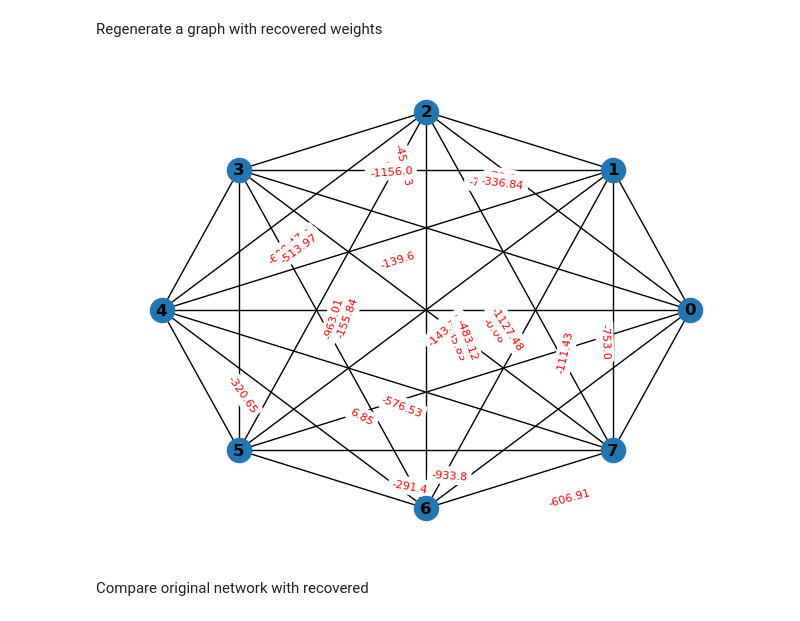
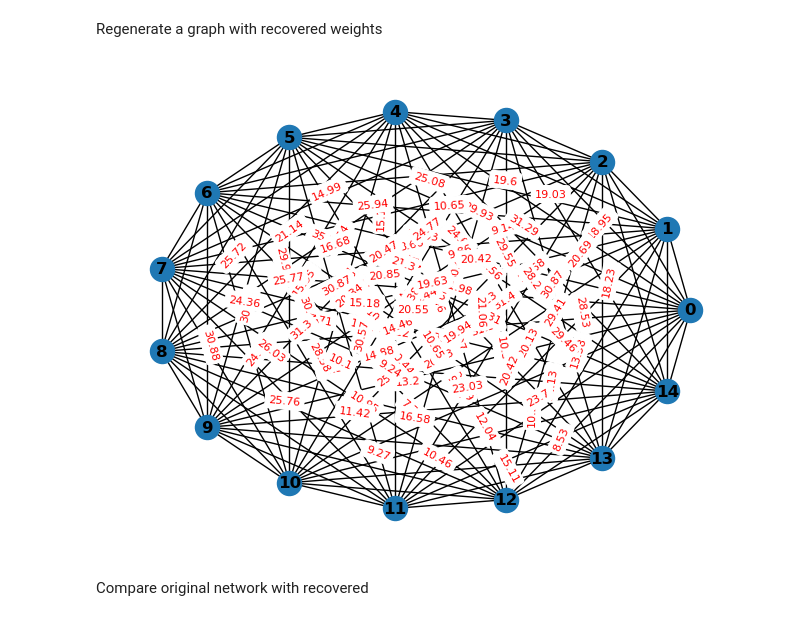
Before and after one commit to guoda23/Urban_Mental_Health, a Jupyter notebook: homophily.ipynb, the cells around one changed output. Cells and saved outputs as stored; diff of their text form; code cells hidden in the pictures.

Commit message:
rescaled the variables so they contribute equally. Also adjusted the translation to hours accordingly

```diff
--- a/homophily.ipynb
+++ b/homophily.ipynb
@@ -34,7 +59,7 @@ MAX_HOURS = 39
 Set-up
 # %%
 seed = 123
-n = 8 #support group size
+n = 15 #support group size
 data = pd.read_csv('synthetic_correlated_data.csv')
 support_group_data = data.sample(n=n, random_state=seed).reset_index(drop=True)
 print(support_group_data)
@@ -66,37 +91,41 @@ for i, row in support_group_data.iterrows():
 # %% [markdown]
 Define the homophily function
 # %%
-def homophily_function(node1, node2, G, weights, max_hours):
+def homophily_function(node1, node2, G, weights): #TODO: incorporate euclidean distance?
     '''Homophily function for edge prediction
     The output should be the number of hours the two people in the edge spend together'''
 
-    distance = 0
+    normalized_total_distance = 0
+    max_normalized_total_distance = sum(weights.values())
 
     for attribute, weight in weights.items():
         value1 = G.nodes[node1].get(attribute)
         value2 = G.nodes[node2].get(attribute)
+        max_attribute_distance = MAX_DISTANCES[attribute]
 
         #handle continuous variables
         if isinstance(value1, (int, float)) and isinstance(value2, (int, float)): #TODO: add handling o NA values
-            distance += weight * abs(value1 - value2) #TODO:square here is euclidean distance
+            absolute_distance = abs(value1 - value2)
+            normalized_distance = absolute_distance / max_attribute_distance
+            weighted_normalized_distance = normalized_distance * weight
+            normalized_total_distance += weighted_normalized_distance
 
         #handle categorical variables
         elif isinstance(value1, str) and isinstance(value2, str):
-            if value1 != value2:
-                distance += weight
-
-    #TODO:sqrt distance here if euclidean
+            normalized_distance = 1 if value1 != value2 else 0
+            normalized_total_distance += weight * normalized_distance
 
     #Convert distance to hours
     #TODO: use a nonmonotonic function here according to Bruggeman
-    hours = max_hours - distance # when nodes are identical, they spend max hours
-    hours = round(hours, 2) # hours = round(max(0, hours), 2)
+    # Rescale distance to hours
+    hours = MAX_HOURS * (1 - (normalized_total_distance / max_normalized_total_distance)) # nodes identical: max hours spent; max distance: 0 hours
+    hours = round(hours, 2)
     return hours
 # %% [markdown]
 Assign weights based on the homophily function
 # %%
 for node1, node2 in G.edges():
-    weight = homophily_function(node1, node2, G, BASE_WEIGHTS, MAX_HOURS)
+    weight = homophily_function(node1, node2, G, BASE_WEIGHTS)
     G.edges[node1, node2]['weight'] = weight
 # %% [markdown]
 Display graph
@@ -148,7 +194,7 @@ Y = regression_data['target']
 model = LinearRegression()
 model.fit(X, Y)
 
-recovered_weights = round(pd.Series(model.coef_, index=attributes), 2)
+recovered_weights = pd.Series(model.coef_, index=attributes).to_dict()
 # %% [markdown]
 Comparison
 # %%
@@ -183,22 +229,22 @@ Regenerate a graph with recovered weights
 # %%
 G_recovered = nx.complete_graph(n)
 
 #assign attributes to the recovered graph (same as in the original graph)
 for i, row in support_group_data.iterrows():
      G.add_node(i, **row.to_dict())
 
 #assign weights based on homophily function
 for node1, node2 in G_recovered.edges():
-    weight = homophily_function(node1, node2, G, recovered_weights, MAX_HOURS)
+    weight = homophily_function(node1, node2, G, recovered_weights)
     G_recovered.edges[node1, node2]['weight'] = weight
 
 #display graph
 pos=nx.circular_layout(G_recovered)
 nx.draw(G_recovered, pos, with_labels=True, font_weight='bold')
 edge_labels = nx.get_edge_attributes(G_recovered, 'weight')
 nx.draw_networkx_edge_labels(G_recovered, pos=nx.spring_layout(G_recovered), edge_labels=edge_labels, font_size=8, font_color='red');
 # %% [output]
-[figure, old version]
+[figure, new version]
 # %% [markdown]
 Compare original network with recovered
 # %%
```
Also changed, not shown: parts of 4 cells of this notebook.
